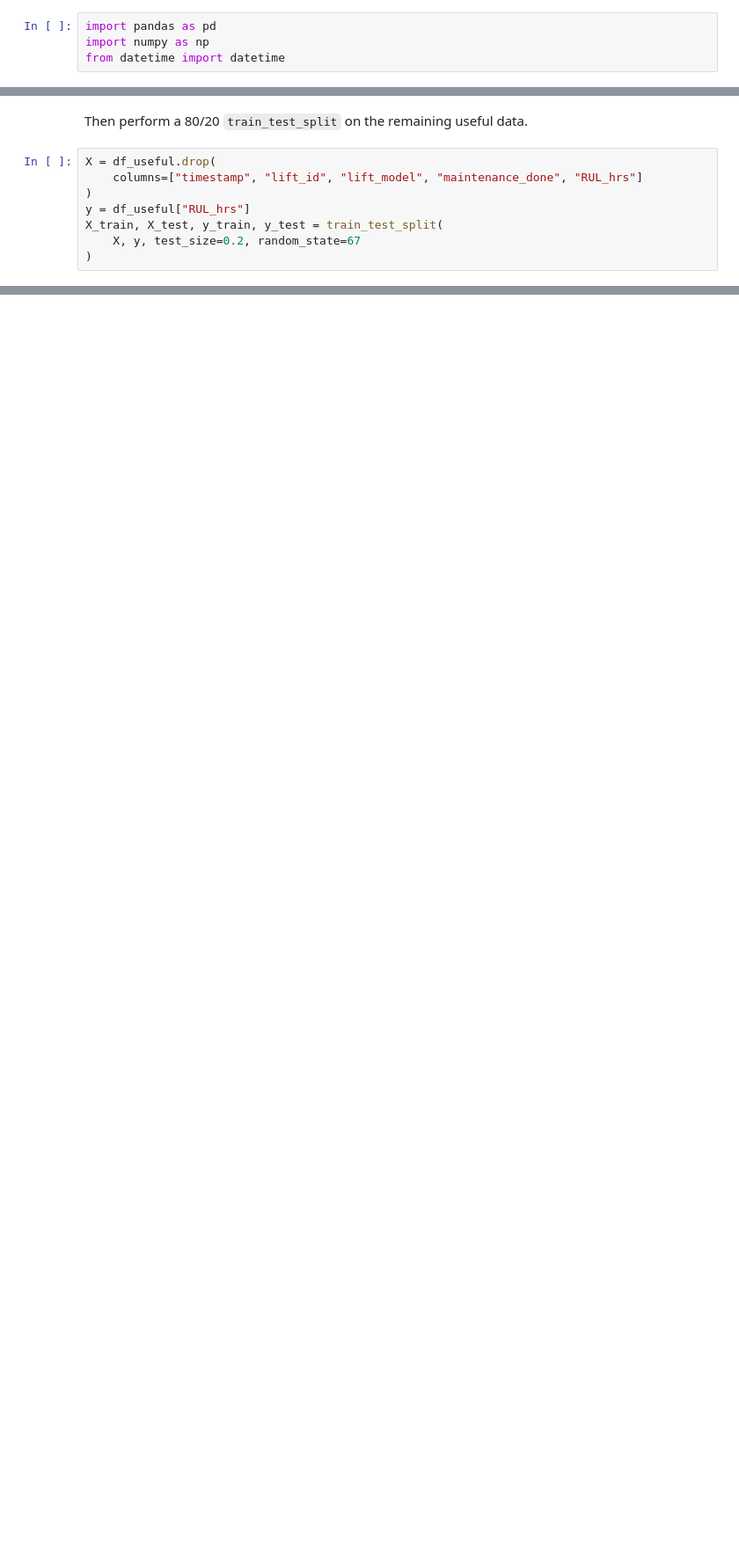
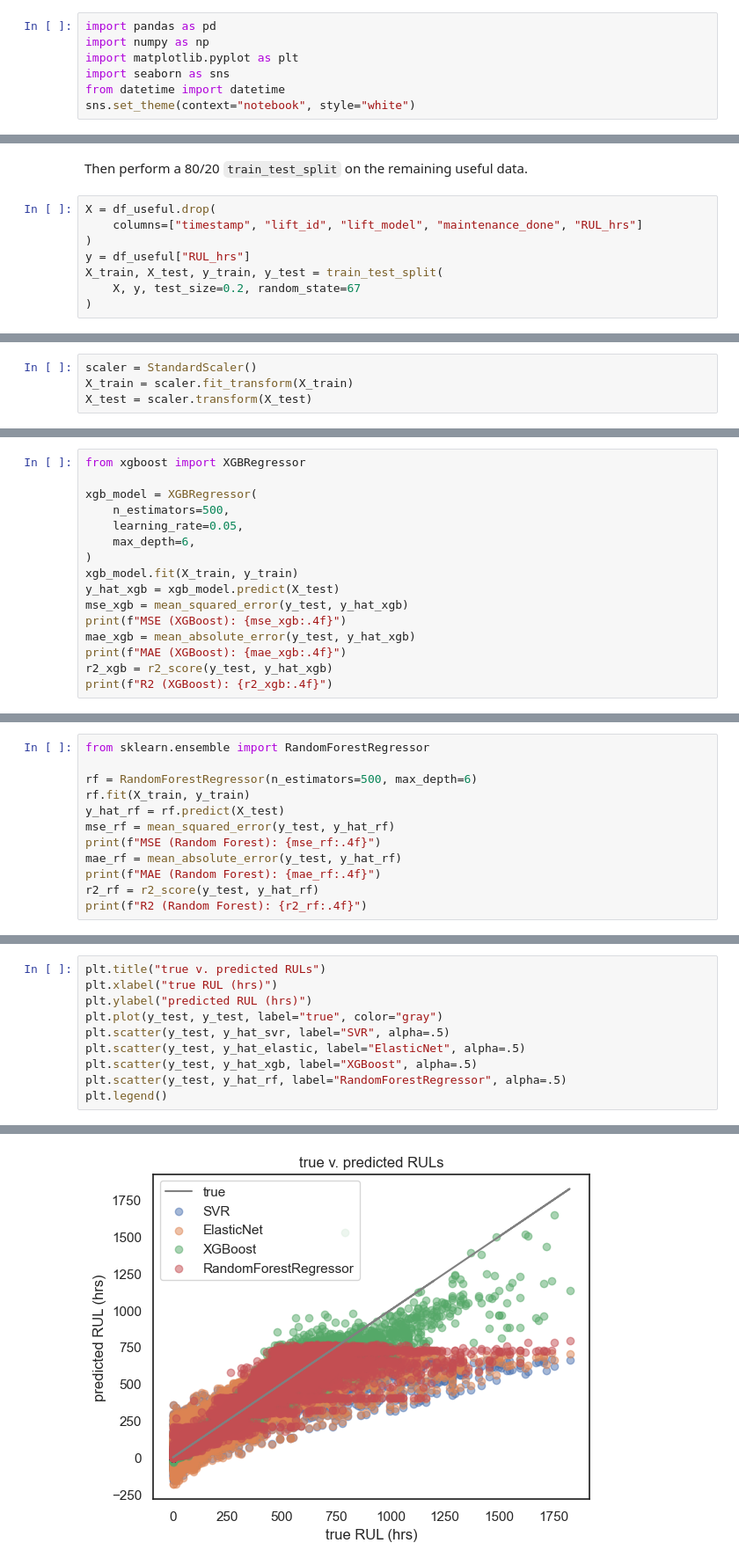
Before and after one commit to jiyometrik/elevator-rmnd, a Jupyter notebook: main.ipynb, the cells around one changed output, grey strips where cells are left out. Shown at 88% size. Saved outputs shown, nothing was run; the diff lists cells and outputs as text; blank space fills up the shorter version.

```diff
--- a/main.ipynb
+++ b/main.ipynb
@@ -7,7 +7,10 @@ of lifts.
 # %%
 import pandas as pd
 import numpy as np
+import matplotlib.pyplot as plt
+import seaborn as sns
 from datetime import datetime
+sns.set_theme(context="notebook", style="white")
 # %% [markdown]
 ## preprocessing
 * Import the simulated dataset
@@ -164,0 +185,4 @@ print(y_test.isna().sum())
+# %%
+scaler = StandardScaler()
+X_train = scaler.fit_transform(X_train)
+X_test = scaler.transform(X_test)
@@ -178,0 +239,16 @@ print(f"Accuracy (SVR): {acc:.4f}")
+# %%
+from xgboost import XGBRegressor
+
+xgb_model = XGBRegressor(
+    n_estimators=500,
+    learning_rate=0.05,
+    max_depth=6,
+)
+xgb_model.fit(X_train, y_train)
+y_hat_xgb = xgb_model.predict(X_test)
+mse_xgb = mean_squared_error(y_test, y_hat_xgb)
+print(f"MSE (XGBoost): {mse_xgb:.4f}")
+mae_xgb = mean_absolute_error(y_test, y_hat_xgb)
+print(f"MAE (XGBoost): {mae_xgb:.4f}")
+r2_xgb = r2_score(y_test, y_hat_xgb)
+print(f"R2 (XGBoost): {r2_xgb:.4f}")
@@ -178,0 +262,12 @@ print(f"Accuracy (SVR): {acc:.4f}")
+# %%
+from sklearn.ensemble import RandomForestRegressor
+
+rf = RandomForestRegressor(n_estimators=500, max_depth=6)
+rf.fit(X_train, y_train)
+y_hat_rf = rf.predict(X_test)
+mse_rf = mean_squared_error(y_test, y_hat_rf)
+print(f"MSE (Random Forest): {mse_rf:.4f}")
+mae_rf = mean_absolute_error(y_test, y_hat_rf)
+print(f"MAE (Random Forest): {mae_rf:.4f}")
+r2_rf = r2_score(y_test, y_hat_rf)
+print(f"R2 (Random Forest): {r2_rf:.4f}")
@@ -178,0 +280,11 @@ print(f"Accuracy (SVR): {acc:.4f}")
+# %%
+plt.title("true v. predicted RULs")
+plt.xlabel("true RUL (hrs)")
+plt.ylabel("predicted RUL (hrs)")
+plt.plot(y_test, y_test, label="true", color="gray")
+plt.scatter(y_test, y_hat_svr, label="SVR", alpha=.5)
+plt.scatter(y_test, y_hat_elastic, label="ElasticNet", alpha=.5)
+plt.scatter(y_test, y_hat_xgb, label="XGBoost", alpha=.5)
+plt.scatter(y_test, y_hat_rf, label="RandomForestRegressor", alpha=.5)
+plt.legend()
+# %% [output]
@@ -178,0 +292 @@ print(f"Accuracy (SVR): {acc:.4f}")
+[figure, added]
```
Also changed, not shown: parts of 20 cells of this notebook, 3 other files.
